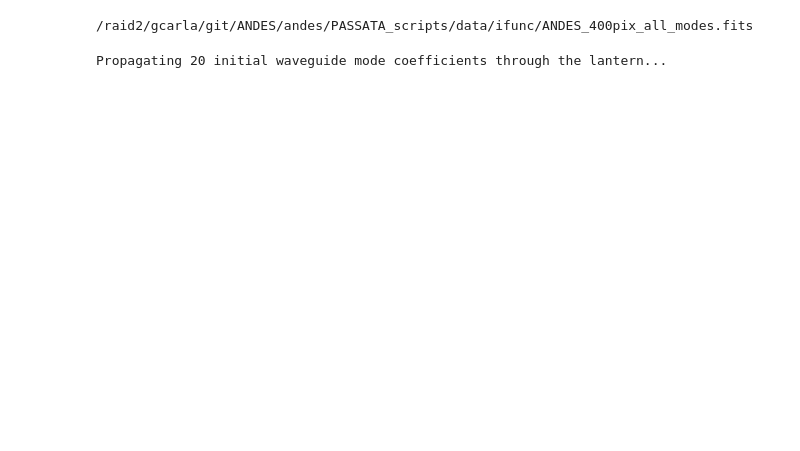
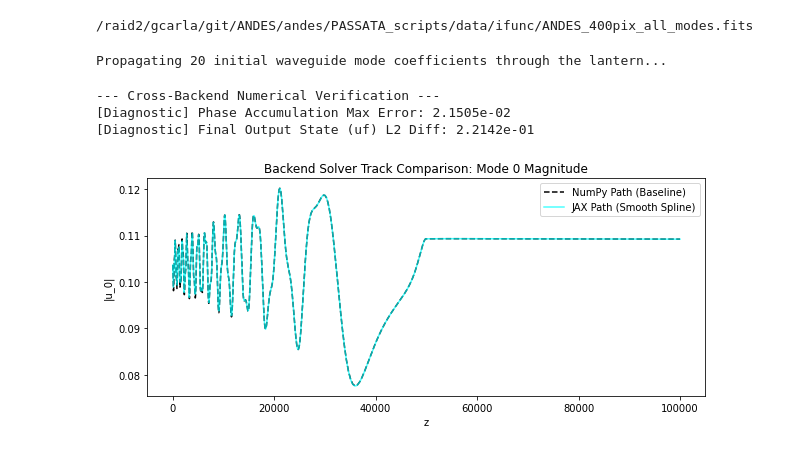
Before and after one commit to FabioRossiArcetri/cbeam, a Jupyter notebook: examples/Restructured.ipynb, the cells around one changed output. Drawn from its saved outputs; the diff is of its cells as text; code cells hidden in the pictures; blank space fills up the shorter version.

```diff
--- a/examples/Restructured.ipynb
+++ b/examples/Restructured.ipynb
@@ -364,6 +432,14 @@ u0 /= np.linalg.norm(u0)
 print(f"Propagating {len(u0)} initial waveguide mode coefficients through the lantern...")
 # %% [output]
 Propagating 20 initial waveguide mode coefficients through the lantern...
+# %%
+active_backend_string = prop12.get_prop(0).backend
+run_isolated_diagnostics(prop12, u0, active_backend_string)
+# %% [output]
+--- Cross-Backend Numerical Verification ---
+[Diagnostic] Phase Accumulation Max Error: 2.1505e-02
+[Diagnostic] Final Output State (uf) L2 Diff: 2.2142e-01
+[figure, added]
 # %%
 %%time
 zs, us, uf = prop12.propagate(u0)
```
Also changed, not shown: parts of 6 cells of this notebook, 4 other files.
